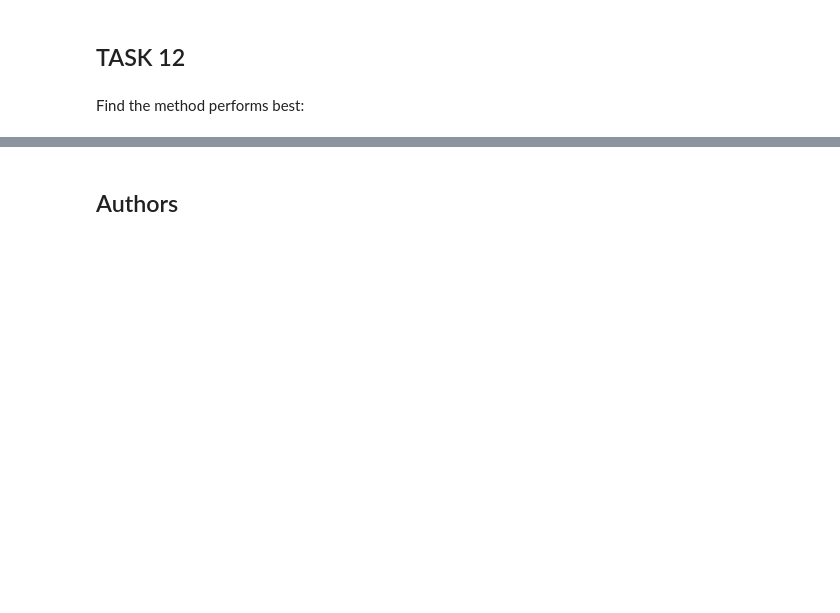
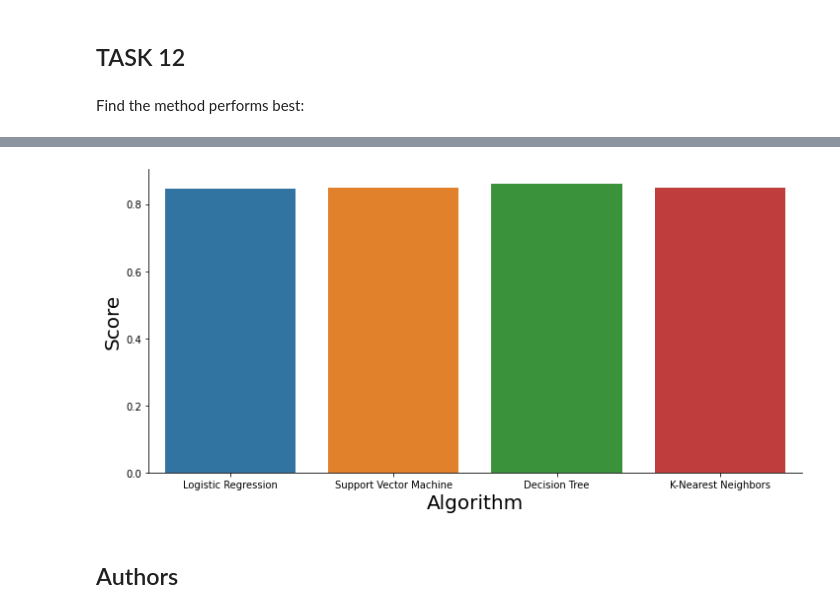
Before and after one commit to b0nsi/AppliedDataScienceCapstone, a Jupyter notebook: Week4/SpaceX_Machine Learning Prediction_Part_5.ipynb, the cells around one changed output, grey strips where cells are left out. Cells and saved outputs as stored; diff of their text form; code cells hidden in the pictures; blank space fills up the shorter version.

Commit message:
Add bar chart for algo performance

```diff
--- a/Week4/SpaceX_Machine Learning Prediction_Part_5.ipynb
+++ b/Week4/SpaceX_Machine Learning Prediction_Part_5.ipynb
@@ -354,3 +354,13 @@ Best Params is : {'criterion': 'gini', 'max_depth': 2, 'max_features': 'sqrt', '
+# %%
+algo_df =pd.DataFrame.from_dict(algorithms, orient='index', columns=['Score'])
+algo_df.reset_index(inplace=True)
+algo_df.rename(columns={'index':'Algorithm'}, inplace=True)
+sns.catplot(x="Algorithm",y="Score", kind="bar",data=algo_df, aspect=2)
+plt.xlabel("Algorithm",fontsize=20)
+plt.ylabel("Score",fontsize=20)
+plt.show()
+# %% [output]
+[figure, added]
 # %% [markdown]
 ## Authors
 # %% [markdown]
```
Also changed, not shown: parts of 4 cells of this notebook.
